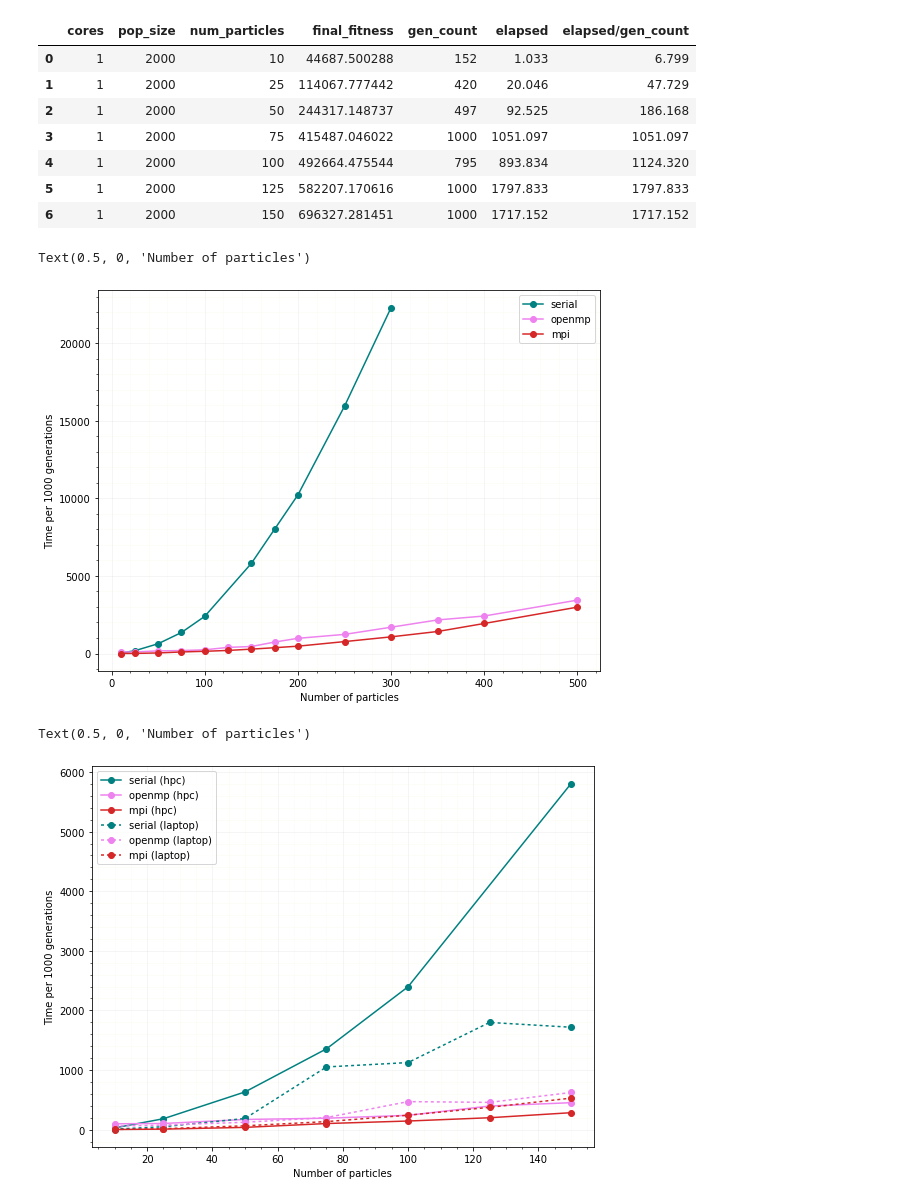
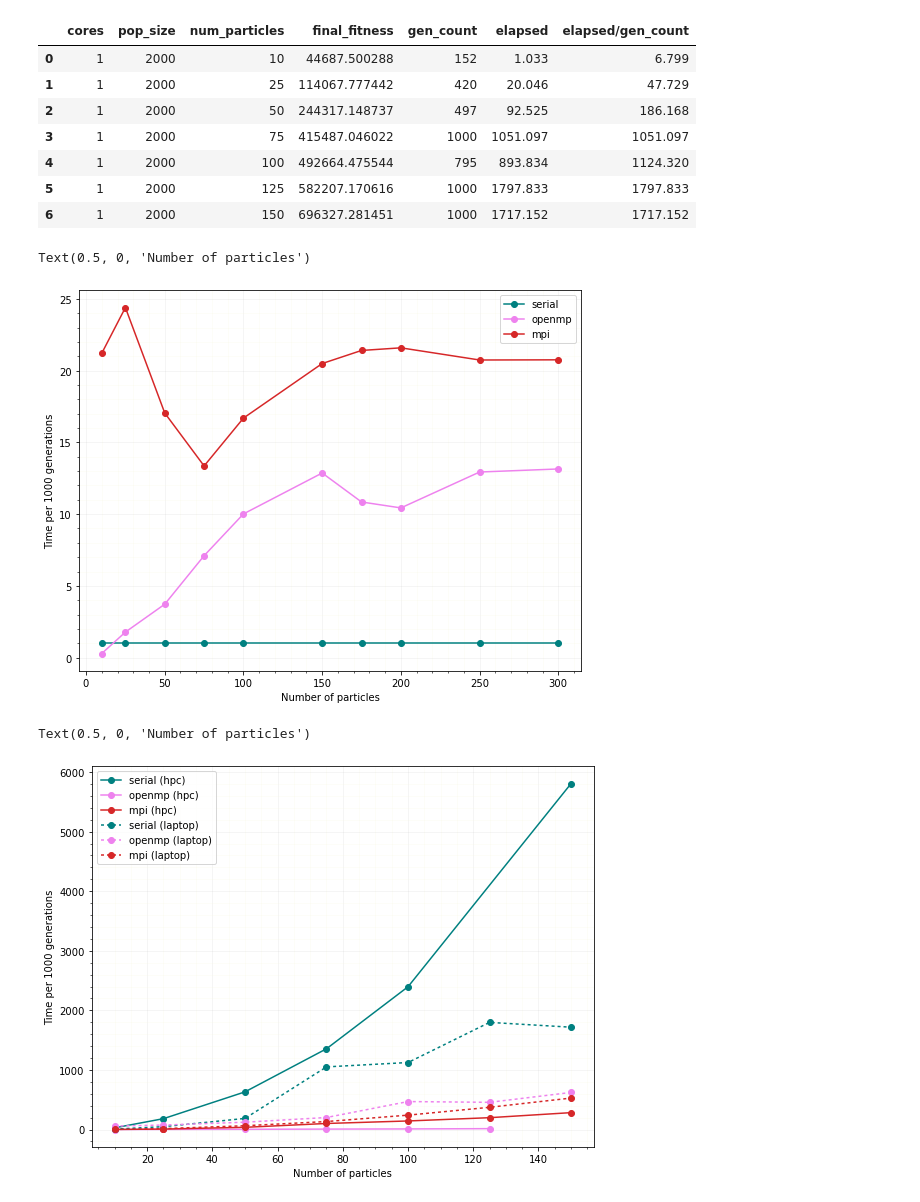
Before and after one commit to matthewdicks98/CSC-HPC-Project, a Jupyter notebook: particles.ipynb, the cells around one changed output. Cells and saved outputs as stored; diff of their text form; code cells hidden in the pictures.

```diff
--- a/particles.ipynb
+++ b/particles.ipynb
@@ -75,0 +40,3 @@ mpi_particles
+# %%
+omp_particles = omp_particles[omp_particles[' num_particles'] != 125].reset_index(drop = True)
+omp_particles
@@ -75,0 +58,3 @@ mpi_particles
+# %%
+mpi_particles = mpi_particles[mpi_particles[' num_particles'] != 125].reset_index(drop = True)
+mpi_particles
@@ -113,24 +113,24 @@ laptop_ser_particles
 # %%
 plt.figure(figsize=(9,7))
 plt.grid(alpha=0.15)
 plt.minorticks_on()
 plt.grid(which='minor', color='beige', alpha=0.25)
-plt.plot(ser_particles[' num_particles'], ser_particles[' elapsed/gen_count'],marker='o', color="teal")
-plt.plot(omp_particles[' num_particles'],omp_particles[' elapsed/gen_count'],marker='o', color="violet")
-plt.plot(mpi_particles[' num_particles'],mpi_particles[' elapsed/gen_count'],marker='o', color="tab:red")
+plt.plot(ser_particles[' num_particles'], ser_particles[' elapsed/gen_count']/ser_particles[' elapsed/gen_count'],marker='o', color="teal")
+plt.plot(omp_particles[' num_particles'][:-3],ser_particles[' elapsed/gen_count']/omp_particles[' elapsed/gen_count'][:-3],marker='o', color="violet")
+plt.plot(mpi_particles[' num_particles'][:-3],ser_particles[' elapsed/gen_count']/mpi_particles[' elapsed/gen_count'][:-3],marker='o', color="tab:red")
 plt.legend(['serial','openmp','mpi'])
 plt.ylabel('Time per 1000 generations')
 plt.xlabel('Number of particles')
 # %% [output]
 Text(0.5, 0, 'Number of particles')
-[figure, old version]
+[figure, new version]
 # %%
 plt.figure(figsize=(9,7))
 plt.grid(alpha=0.15)
 plt.minorticks_on()
 plt.grid(which='minor', color='beige', alpha=0.25)
 plt.plot(ser_particles[' num_particles'][:6], ser_particles[' elapsed/gen_count'][:6],marker='o', color="teal")
-plt.plot(omp_particles[' num_particles'][:7],omp_particles[' elapsed/gen_count'][:7],marker='o', color="violet")
+plt.plot(omp_particles[' num_particles'][:7],ser_particles[' elapsed/gen_count'][:6]/omp_particles[' elapsed/gen_count'][:7],marker='o', color="violet")
 plt.plot(mpi_particles[' num_particles'][:7],mpi_particles[' elapsed/gen_count'][:7],marker='o', color="tab:red")
 
 plt.plot(laptop_ser_particles[' num_particles'], laptop_ser_particles[' elapsed/gen_count'],marker='o', color="teal",dashes=[2, 2])
@@ -141,4 +141,4 @@ plt.ylabel('Time per 1000 generations')
 plt.xlabel('Number of particles')
 # %% [output]
 Text(0.5, 0, 'Number of particles')
-[figure, old version]
+[figure, new version]
```
Also changed, not shown: parts of 4 cells of this notebook, 3 other files.
